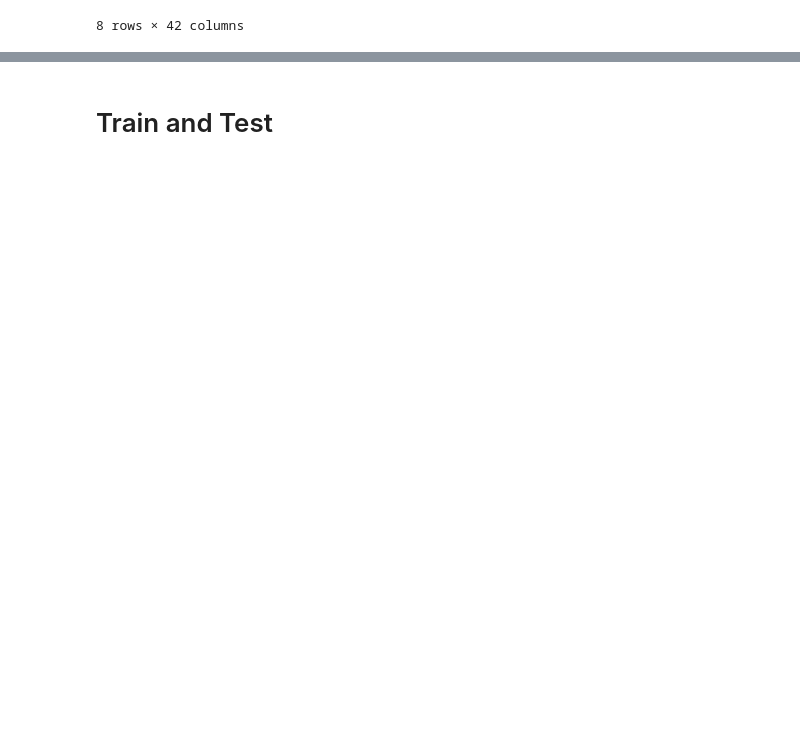
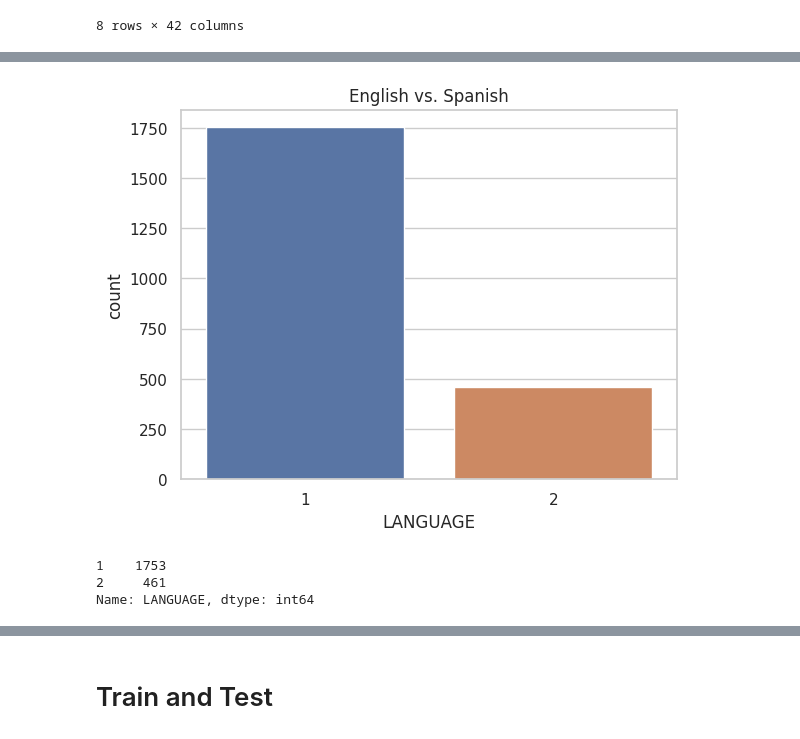
Before and after one commit to mcmejiag14/Deep-Learning, a Jupyter notebook: CaseStudy1Camila.ipynb, the cells around one changed output, grey strips where cells are left out. Saved outputs shown, nothing was run; the diff lists cells and outputs as text; code cells hidden in the pictures; blank space fills up the shorter version.

```diff
--- a/CaseStudy1Camila.ipynb
+++ b/CaseStudy1Camila.ipynb
@@ -214,0 +244,12 @@ plt.show()
+# %%
+sns.countplot(data, x='LANGUAGE')
+plt.title('English vs. Spanish')
+plt.show()
+# Assuming 'categorical_column' is the column you want to count
+lang = data['LANGUAGE'].value_counts()
+print(lang)
+# %% [output]
+[figure, added]
+1    1753
+2     461
+Name: LANGUAGE, dtype: int64
```
Also changed, not shown: parts of 22 cells of this notebook.
